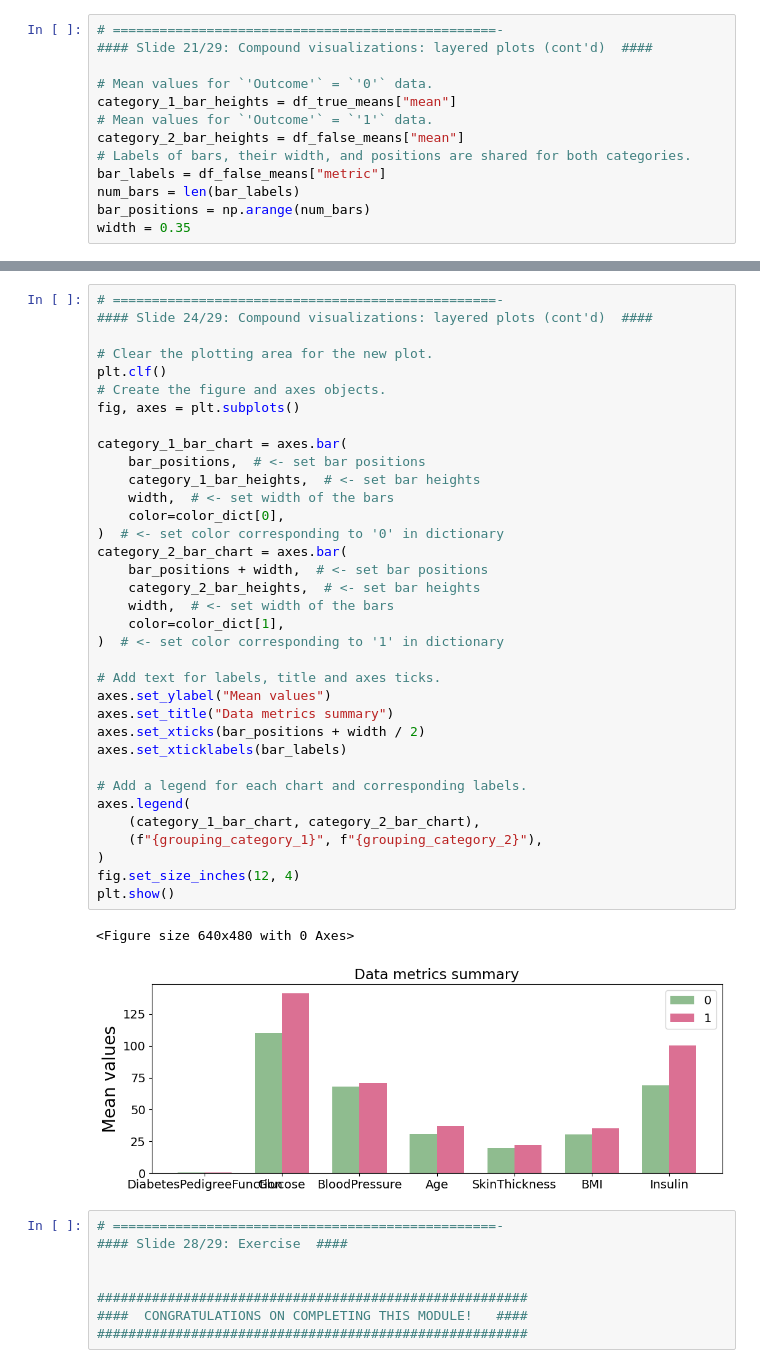
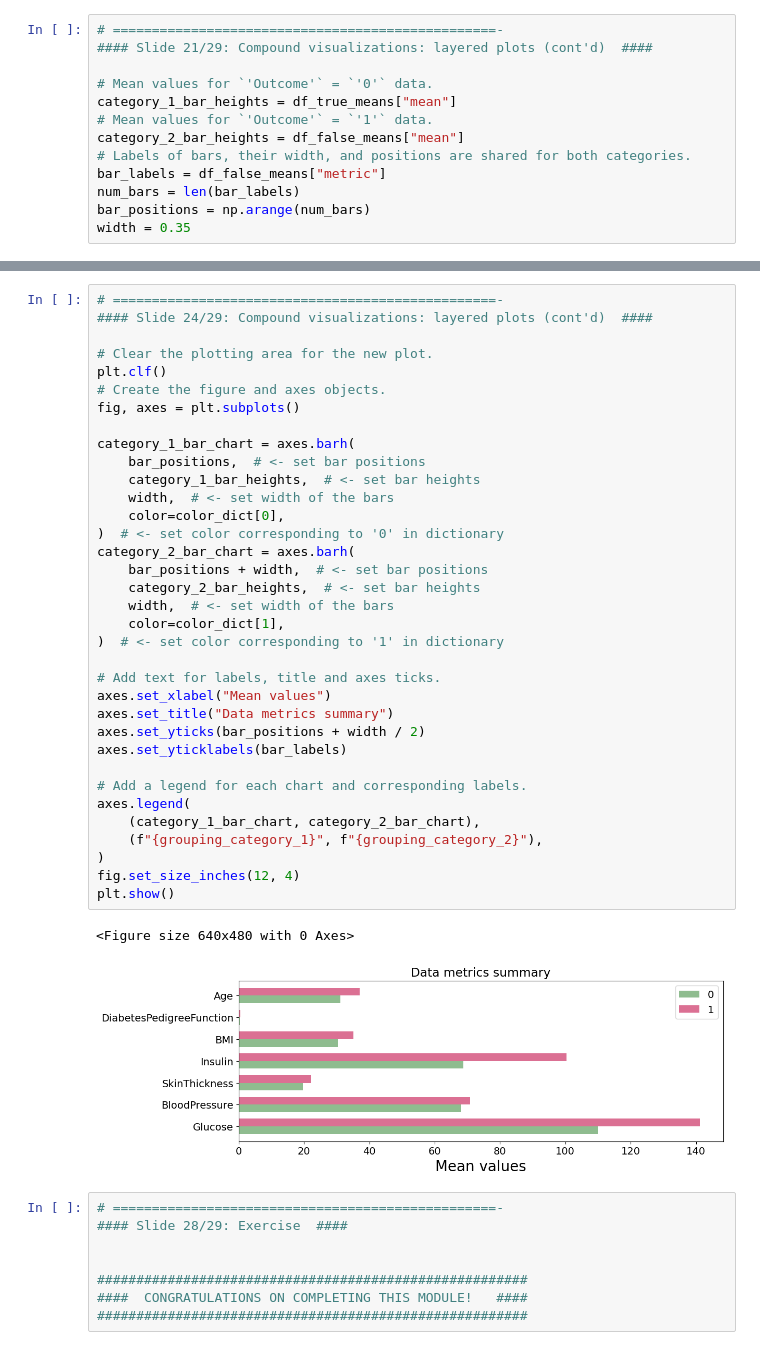
Before and after one commit to leongus1/Data-Visualization-with-Python, a Jupyter notebook: 1_IntroToVisualizationInPython/IntroToVisualizationInPython/StaticPlots/StaticPlots-code.ipynb, the cells around one changed output, grey strips where cells are left out. Saved outputs shown, nothing was run; the diff lists cells and outputs as text.

```diff
--- a/1_IntroToVisualizationInPython/IntroToVisualizationInPython/StaticPlots/StaticPlots-code.ipynb
+++ b/1_IntroToVisualizationInPython/IntroToVisualizationInPython/StaticPlots/StaticPlots-code.ipynb
@@ -784,39 +789,39 @@ pd.read_csv(data_dir/"diabetes.csv").drop("id", axis=1).groupby("Outcome").mean(
 #### Slide 24/29: Compound visualizations: layered plots (cont'd)  ####
 
 # Clear the plotting area for the new plot.
 plt.clf()
 # Create the figure and axes objects.
 fig, axes = plt.subplots()
 
-category_1_bar_chart = axes.bar(
+category_1_bar_chart = axes.barh(
     bar_positions,  # <- set bar positions
     category_1_bar_heights,  # <- set bar heights
     width,  # <- set width of the bars
     color=color_dict[0],
 )  # <- set color corresponding to '0' in dictionary
-category_2_bar_chart = axes.bar(
+category_2_bar_chart = axes.barh(
     bar_positions + width,  # <- set bar positions
     category_2_bar_heights,  # <- set bar heights
     width,  # <- set width of the bars
     color=color_dict[1],
 )  # <- set color corresponding to '1' in dictionary
 
 # Add text for labels, title and axes ticks.
-axes.set_ylabel("Mean values")
+axes.set_xlabel("Mean values")
 axes.set_title("Data metrics summary")
-axes.set_xticks(bar_positions + width / 2)
-axes.set_xticklabels(bar_labels)
+axes.set_yticks(bar_positions + width / 2)
+axes.set_yticklabels(bar_labels)
 
 # Add a legend for each chart and corresponding labels.
 axes.legend(
     (category_1_bar_chart, category_2_bar_chart),
     (f"{grouping_category_1}", f"{grouping_category_2}"),
 )
 fig.set_size_inches(12, 4)
 plt.show()
 # %% [output]
 <Figure size 640x480 with 0 Axes>
-[figure, old version]
+[figure, new version]
 # %%
 # =================================================-
 #### Slide 28/29: Exercise  ####
```
Also changed, not shown: parts of 15 cells of this notebook.
